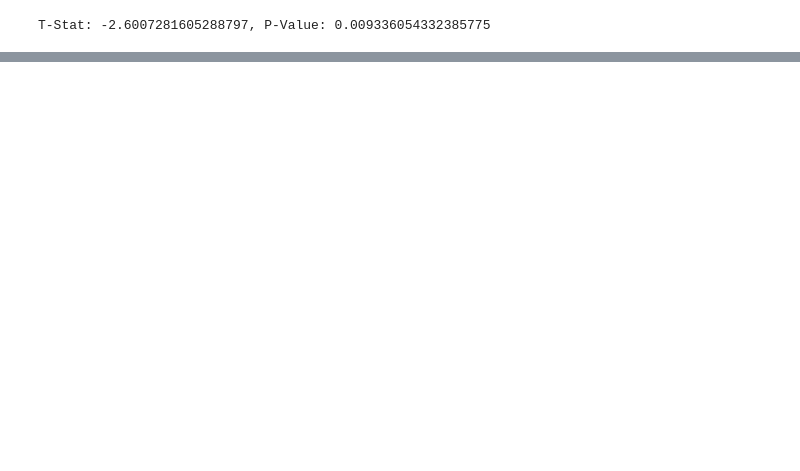
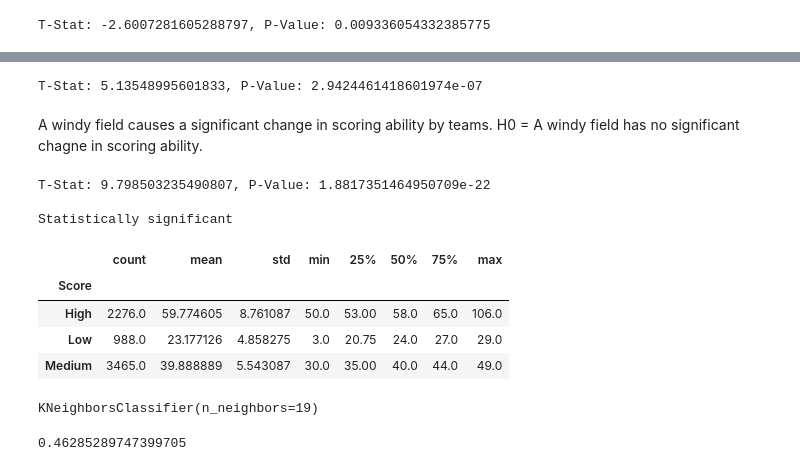
Before and after one commit to KPsimo/Kidus_Football_Games, a Jupyter notebook: DSRP_Project.ipynb, the cells around one changed output, grey strips where cells are left out. Drawn from its saved outputs; the diff is of its cells as text; code cells hidden in the pictures; blank space fills up the shorter version.

```diff
--- a/DSRP_Project.ipynb
+++ b/DSRP_Project.ipynb
@@ -268,0 +288,51 @@ T-Stat: -2.6007281605288797, P-Value: 0.009336054332385775
+# %%
+matrix_scores = fixed_df[fixed_df['Surface'] == 'matrixturf']['Total'].dropna()
+grass_scores = fixed_df[fixed_df['Surface'] == 'grass']['Total'].dropna()
+
+t_stat1, p_val1 = ttest_ind(matrix_scores, grass_scores)
+print(f"T-Stat: {t_stat1}, P-Value: {p_val1}\n")
+# %% [output]
+T-Stat: 5.13548995601833, P-Value: 2.9424461418601974e-07
+# %% [markdown]
+A windy field causes a significant change in scoring ability by teams.
+H0 = A windy field has no significant chagne in scoring ability.
+# %%
+windy = fixed_df[fixed_df['Wind'] > 7]['Total'].dropna()
+normal = fixed_df[fixed_df['Wind'] == 0]['Total'].dropna()
+
+t_stat1, p_val1 = ttest_ind(normal, windy)
+print(f"T-Stat: {t_stat1}, P-Value: {p_val1}\n")
+print("Statistically significant")
+# %% [output]
+T-Stat: 9.798503235490807, P-Value: 1.8817351464950709e-22
+
+Statistically significant
+# %%
+# Create new dataframe for KNN
+ml_df = fixed_df[['Wind', 'Total', 'Temp', 'Surface', 'Home Rest', 'Away Rest', 'Total Line', 'Week', 'Overtime', 'Roof']].dropna()
+
+# Create the new Score column for knn and encode surface
+ml_df['Score'] = ''
+# Score category based on total
+ml_df.loc[ml_df['Total'] > 49, 'Score'] = "High"
+ml_df.loc[(ml_df['Total'] >= 30) & (ml_df['Total'] <= 49), 'Score'] = 'Medium'
+ml_df.loc[ml_df['Total'] < 30, 'Score'] = "Low"
+
+#Cutting data into 3 equal parts
+# ml_df['Score'] = pd.qcut(ml_df['Total'], q=3, labels=['Low', 'Medium', 'High'])
+
+ml_df_encoded = pd.get_dummies(ml_df, columns=['Surface', 'Roof'], drop_first=True)
+
+# Step 4: features and labels from the encoded dataFrame
+features = ml_df_encoded.drop(columns=['Total', 'Score', 'Total Line'])
+labels = ml_df_encoded['Score']
+
+
+ml_df['Score'].value_counts()
+ml_df.groupby('Score')['Total'].describe()
+# %% [output]
+|  | count | mean | std | min | 25% | 50% | 75% | max |
+| Score |  |  |  |  |  |  |  |  |
+| High | 2276.0 | 59.774605 | 8.761087 | 50.0 | 53.00 | 58.0 | 65.0 | 106.0 |
+| Low | 988.0 | 23.177126 | 4.858275 | 3.0 | 20.75 | 24.0 | 27.0 | 29.0 |
+| Medium | 3465.0 | 39.888889 | 5.543087 | 30.0 | 35.00 | 40.0 | 44.0 | 49.0 |
@@ -268,0 +344,11 @@ T-Stat: -2.6007281605288797, P-Value: 0.009336054332385775
+# %%
+model = KNeighborsClassifier(n_neighbors=19)
+model.fit(X_train, y_train)
+# %% [output]
+KNeighborsClassifier(n_neighbors=19)
+# %%
+pred = model.predict(X_test)
+
+metrics.accuracy_score(y_test, pred)
+# %% [output]
+0.46285289747399705
```
Also changed, not shown: parts of 12 cells of this notebook.
